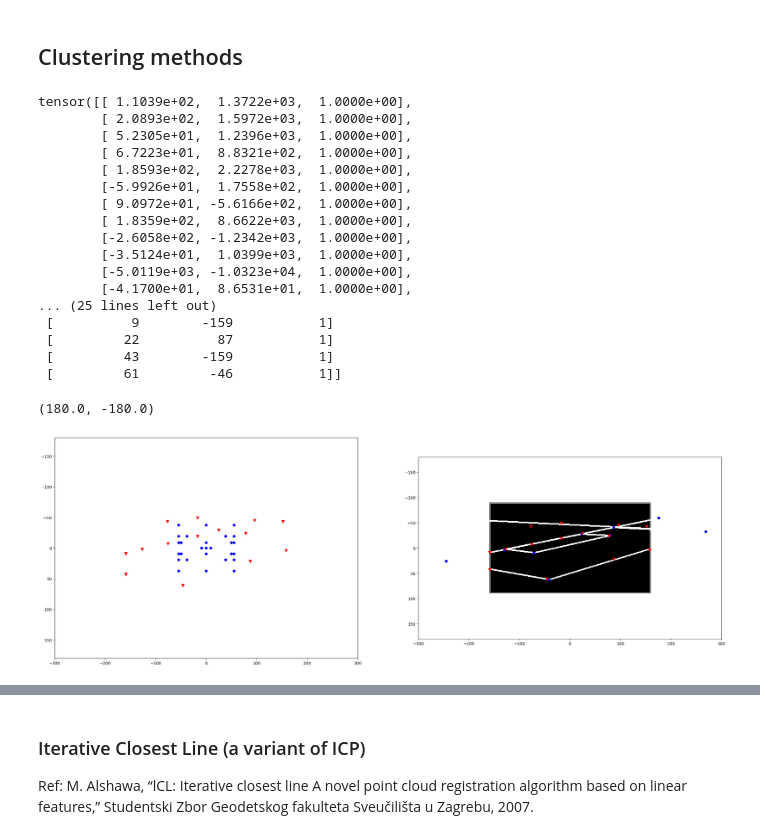
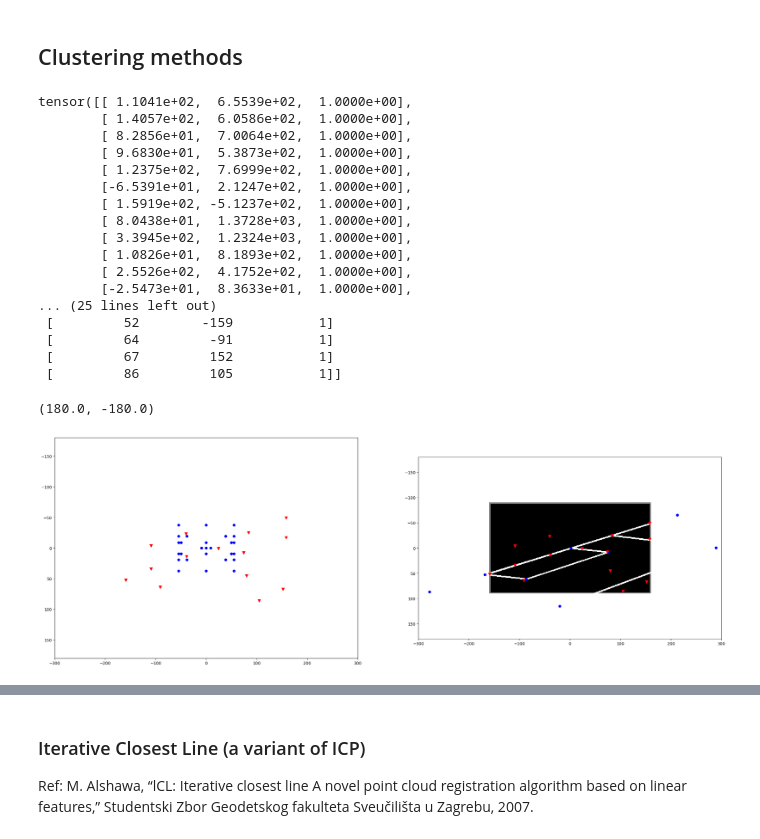
Before and after one commit to SamNguyen2k5/NUSC-ISC-FootballAnalysis, a Jupyter notebook: notebooks/251028 - Keypoint Mask Clustering.ipynb, the cells around one changed output, grey strips where cells are left out. Cells and saved outputs as stored; diff of their text form; code cells hidden in the pictures.

```diff
--- a/notebooks/251028 - Keypoint Mask Clustering.ipynb
+++ b/notebooks/251028 - Keypoint Mask Clustering.ipynb
@@ -191,7 +191,7 @@ def plot_clustering_mask(n, threshold=.8):
 # plot_clustering_mask(n=batch_size)
 # plot_clustering_mask(n=4)
 # %%
-IDX = 14
+IDX = 10
 img, labels = calibration_valid_dataset[IDX]
 
 seg_mask = unet_seg_model(torch.Tensor(img).unsqueeze(0).unsqueeze(1))
@@ -201,50 +201,50 @@ keypoint_mask = unet_keypoint_model(seg_mask)
 seg_mask = seg_mask.detach().numpy()[0][0]
 keypoint_mask = keypoint_mask.detach().numpy()[0][0]
 
 original_pitch = Pitch()
 original_pitch_keypoints = original_pitch.keypoints.detach()
 original_pitch_keypoints /= original_pitch_keypoints[:, 2].unsqueeze(1)
 
 pitch = Pitch.from_one_annotation(labels=labels, return_none_if_bad_annotation=False)
 pitch_keypoints = pitch.keypoints.detach()
 pitch_keypoints /= pitch_keypoints[:, 2].unsqueeze(1)
 out_keypoints = keypoint_detector(out_mask[0][0], threshold=.6, offset=np.array([[-90, -160, 0]]))
 
 print(pitch_keypoints)
 print(out_keypoints)
 
 fig, ax = plt.subplots(ncols=2, nrows=1, figsize=(30, 10))
 
 ax[0].scatter(x=original_pitch_keypoints[:, 1], y=original_pitch_keypoints[:, 0], color='blue', marker='o')
 ax[0].scatter(x=out_keypoints[:, 1], y=out_keypoints[:, 0], color='red', marker='v', s=50)
 ax[0].set_xlim(-300, 300)
 ax[0].set_ylim(180, -180)
 
 ax[1].scatter(x=pitch_keypoints[:, 1], y=pitch_keypoints[:, 0], color='blue', marker='o')
 ax[1].scatter(x=out_keypoints[:, 1], y=out_keypoints[:, 0], color='red', marker='v', s=50)
 pitch_img = pitch.plot(ax[1], scale=1, thickness=2)
 ax[1].set_xlim(-300, 300)
 ax[1].set_ylim(180, -180)
 # %% [output]
-tensor([[ 1.1039e+02,  1.3722e+03,  1.0000e+00],
-        [ 2.0893e+02,  1.5972e+03,  1.0000e+00],
-        [ 5.2305e+01,  1.2396e+03,  1.0000e+00],
-        [ 6.7223e+01,  8.8321e+02,  1.0000e+00],
-        [ 1.8593e+02,  2.2278e+03,  1.0000e+00],
-        [-5.9926e+01,  1.7558e+02,  1.0000e+00],
-        [ 9.0972e+01, -5.6166e+02,  1.0000e+00],
-        [ 1.8359e+02,  8.6622e+03,  1.0000e+00],
-        [-2.6058e+02, -1.2342e+03,  1.0000e+00],
-        [-3.5124e+01,  1.0399e+03,  1.0000e+00],
-        [-5.0119e+03, -1.0323e+04,  1.0000e+00],
-        [-4.1700e+01,  8.6531e+01,  1.0000e+00],
+tensor([[ 1.1041e+02,  6.5539e+02,  1.0000e+00],
+        [ 1.4057e+02,  6.0586e+02,  1.0000e+00],
+        [ 8.2856e+01,  7.0064e+02,  1.0000e+00],
+        [ 9.6830e+01,  5.3873e+02,  1.0000e+00],
+        [ 1.2375e+02,  7.6999e+02,  1.0000e+00],
+        [-6.5391e+01,  2.1247e+02,  1.0000e+00],
+        [ 1.5919e+02, -5.1237e+02,  1.0000e+00],
+        [ 8.0438e+01,  1.3728e+03,  1.0000e+00],
+        [ 3.3945e+02,  1.2324e+03,  1.0000e+00],
+        [ 1.0826e+01,  8.1893e+02,  1.0000e+00],
+        [ 2.5526e+02,  4.1752e+02,  1.0000e+00],
+        [-2.5473e+01,  8.3633e+01,  1.0000e+00],
 ... (25 lines left out)
- [          9        -159           1]
- [         22          87           1]
- [         43        -159           1]
- [         61         -46           1]]
+ [         52        -159           1]
+ [         64         -91           1]
+ [         67         152           1]
+ [         86         105           1]]
 (180.0, -180.0)
-[figure, old version]
+[figure, new version]
 # %%
 seg_mask = (seg_mask - seg_mask.min()) / (seg_mask.max() - seg_mask.min())
 keypoint_mask = (keypoint_mask - keypoint_mask.min()) / (keypoint_mask.max() - keypoint_mask.min())
```
Also changed, not shown: parts of 20 cells of this notebook, 24 other files.
